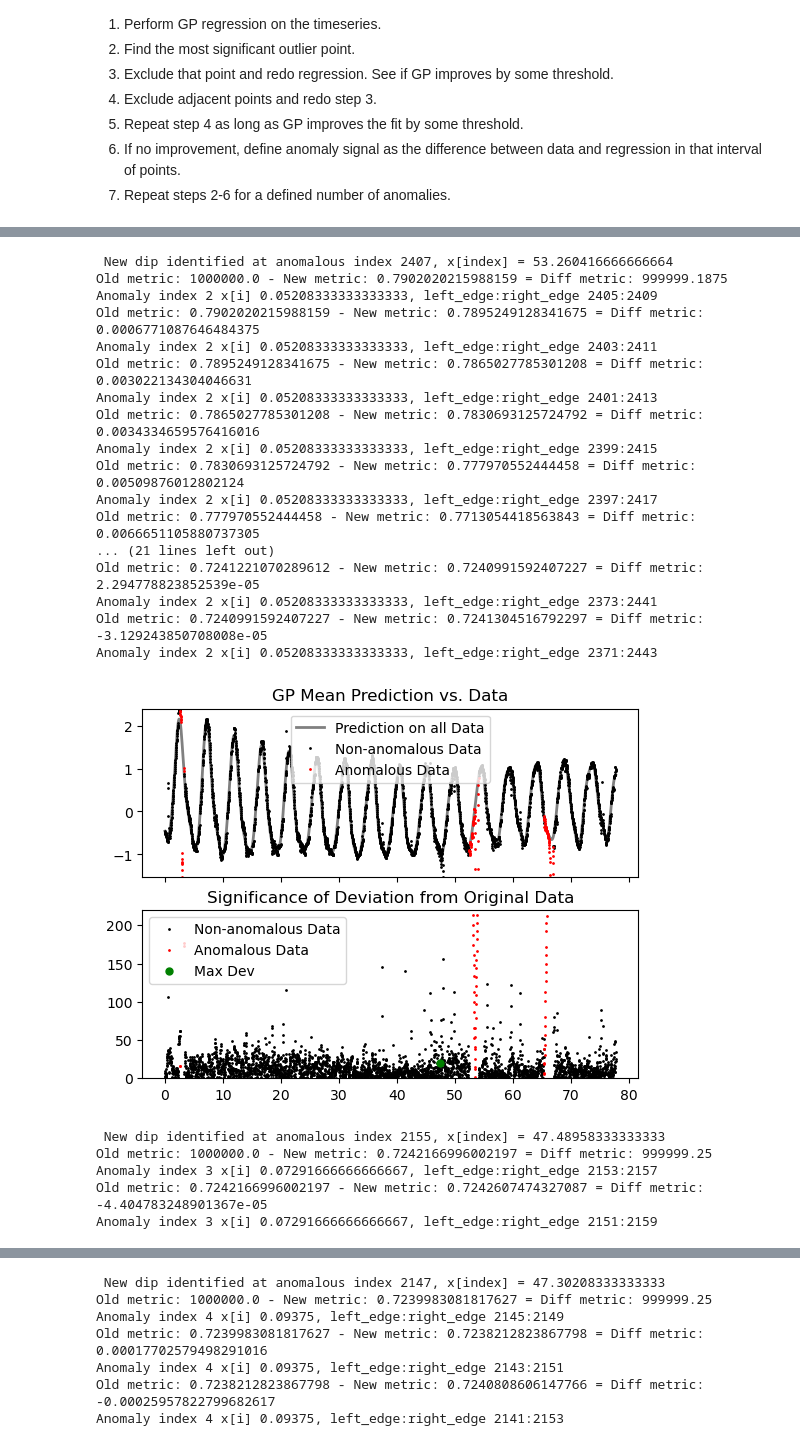
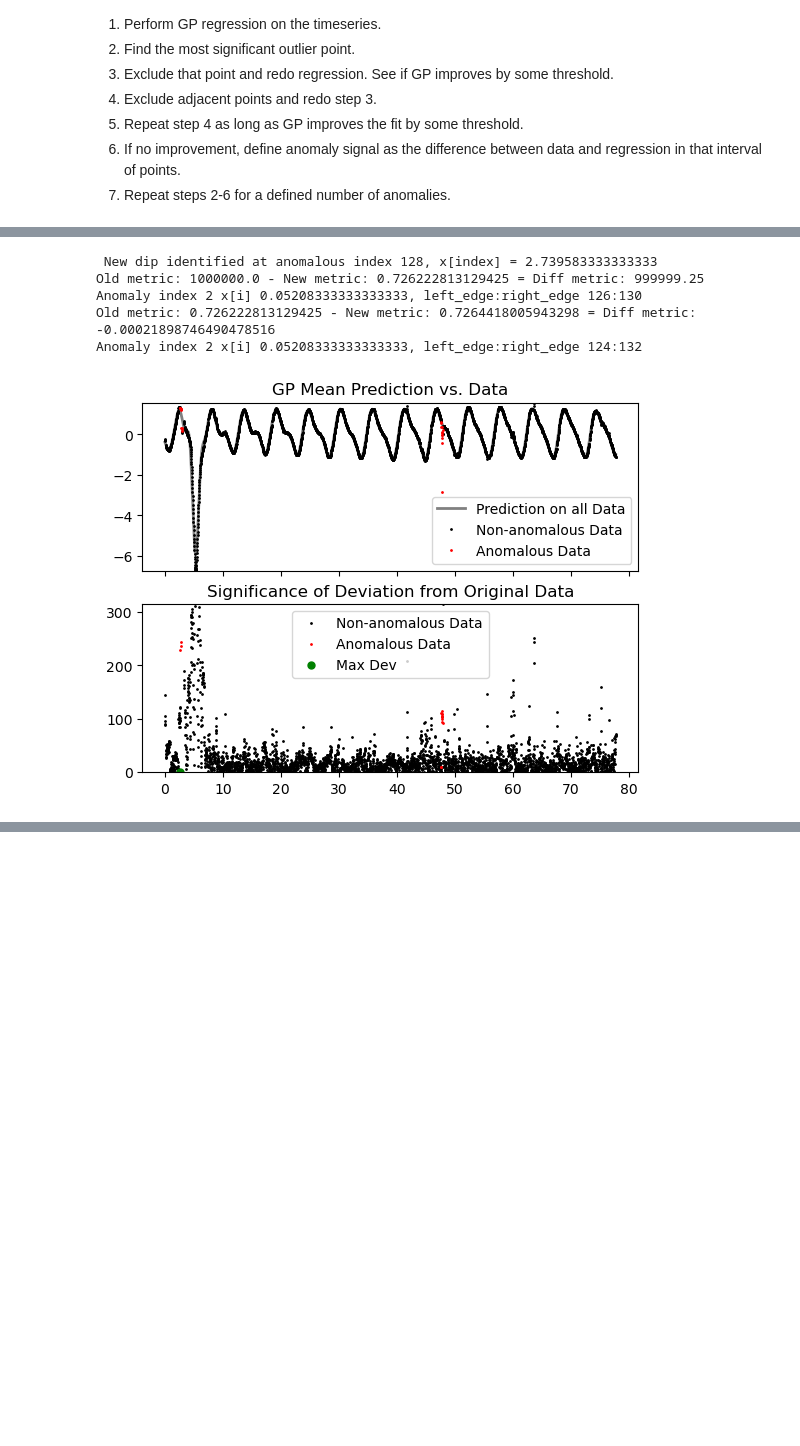
Before and after one commit to linneawolniewicz/dipper-detection, a Jupyter notebook: scripts/explore_gp.ipynb, the cells around one changed output, grey strips where cells are left out. Saved outputs shown, nothing was run; the diff lists cells and outputs as text; code cells hidden in the pictures; blank space fills up the shorter version.

```diff
--- a/scripts/explore_gp.ipynb
+++ b/scripts/explore_gp.ipynb
@@ -16,7 +16,7 @@ Using device: cuda
 # %%
 # Load a file and inject an anomaly
 data_dir = '../data/k2/'
-filename = 'k2_72.fits'
+filename = 'k2_64.fits'
 fits_file = fits.open(data_dir + filename)
 
 # Load data
@@ -63,7 +63,7 @@ y_err = y_err[clean]
 assert len(x) == len(y) == len(y_err), 'Lengths of x, y, and y_err must be the same'
 
 # Inject anomalies
-steps, y, anomaly_locs = inject_anomaly(y, num_anomalies=2, seed=42)
+steps, y, anomaly_locs = inject_anomaly(y, num_anomalies=1, seed=64)
 
 # Standardize data to have mean 0 and std of 1
 mean_y = np.mean(y)
@@ -112,7 +111,7 @@ Anomaly locations:
 # %%
 # Hyperparameters
 which_metric = 'msll' # 'rmse', 'nlpd', msll, or default is 'mll'
-num_anomalies = 9
+num_anomalies = 3
 num_steps = len(x)
 anomalous = np.zeros(num_steps) # 0 means non-anomalous, 1 means anomalous at that time step
 initial_lengthscale = None #0.3**2
@@ -262,23 +245,6 @@ Anomaly index 1 x[i] 0.03125, left_edge:right_edge 2932:3004
- New dip identified at anomalous index 2407, x[index] = 53.260416666666664
-Old metric: 1000000.0 - New metric: 0.7902020215988159 = Diff metric: 999999.1875
-Anomaly index 2 x[i] 0.05208333333333333, left_edge:right_edge 2405:2409
-Old metric: 0.7902020215988159 - New metric: 0.7895249128341675 = Diff metric: 0.0006771087646484375
-Anomaly index 2 x[i] 0.05208333333333333, left_edge:right_edge 2403:2411
-Old metric: 0.7895249128341675 - New metric: 0.7865027785301208 = Diff metric: 0.003022134304046631
-Anomaly index 2 x[i] 0.05208333333333333, left_edge:right_edge 2401:2413
-Old metric: 0.7865027785301208 - New metric: 0.7830693125724792 = Diff metric: 0.0034334659576416016
-Anomaly index 2 x[i] 0.05208333333333333, left_edge:right_edge 2399:2415
-Old metric: 0.7830693125724792 - New metric: 0.777970552444458 = Diff metric: 0.00509876012802124
-Anomaly index 2 x[i] 0.05208333333333333, left_edge:right_edge 2397:2417
-Old metric: 0.777970552444458 - New metric: 0.7713054418563843 = Diff metric: 0.0066651105880737305
-... (21 lines left out)
-Old metric: 0.7241221070289612 - New metric: 0.7240991592407227 = Diff metric: 2.294778823852539e-05
-Anomaly index 2 x[i] 0.05208333333333333, left_edge:right_edge 2373:2441
-Old metric: 0.7240991592407227 - New metric: 0.7241304516792297 = Diff metric: -3.129243850708008e-05
-Anomaly index 2 x[i] 0.05208333333333333, left_edge:right_edge 2371:2443
+ New dip identified at anomalous index 128, x[index] = 2.739583333333333
+Old metric: 1000000.0 - New metric: 0.726222813129425 = Diff metric: 999999.25
+Anomaly index 2 x[i] 0.05208333333333333, left_edge:right_edge 126:130
+Old metric: 0.726222813129425 - New metric: 0.7264418005943298 = Diff metric: -0.00021898746490478516
+Anomaly index 2 x[i] 0.05208333333333333, left_edge:right_edge 124:132
-[figure, old version]
+[figure, new version]
- New dip identified at anomalous index 2155, x[index] = 47.48958333333333
-Old metric: 1000000.0 - New metric: 0.7242166996002197 = Diff metric: 999999.25
-Anomaly index 3 x[i] 0.07291666666666667, left_edge:right_edge 2153:2157
-Old metric: 0.7242166996002197 - New metric: 0.7242607474327087 = Diff metric: -4.404783248901367e-05
-Anomaly index 3 x[i] 0.07291666666666667, left_edge:right_edge 2151:2159
@@ -286,7 +250,0 @@ Anomaly index 3 x[i] 0.07291666666666667, left_edge:right_edge 2151:2159
- New dip identified at anomalous index 2147, x[index] = 47.30208333333333
-Old metric: 1000000.0 - New metric: 0.7239983081817627 = Diff metric: 999999.25
-Anomaly index 4 x[i] 0.09375, left_edge:right_edge 2145:2149
-Old metric: 0.7239983081817627 - New metric: 0.7238212823867798 = Diff metric: 0.00017702579498291016
-Anomaly index 4 x[i] 0.09375, left_edge:right_edge 2143:2151
-Old metric: 0.7238212823867798 - New metric: 0.7240808606147766 = Diff metric: -0.00025957822799682617
-Anomaly index 4 x[i] 0.09375, left_edge:right_edge 2141:2153
```
Also changed, not shown: parts of 4 cells of this notebook.
